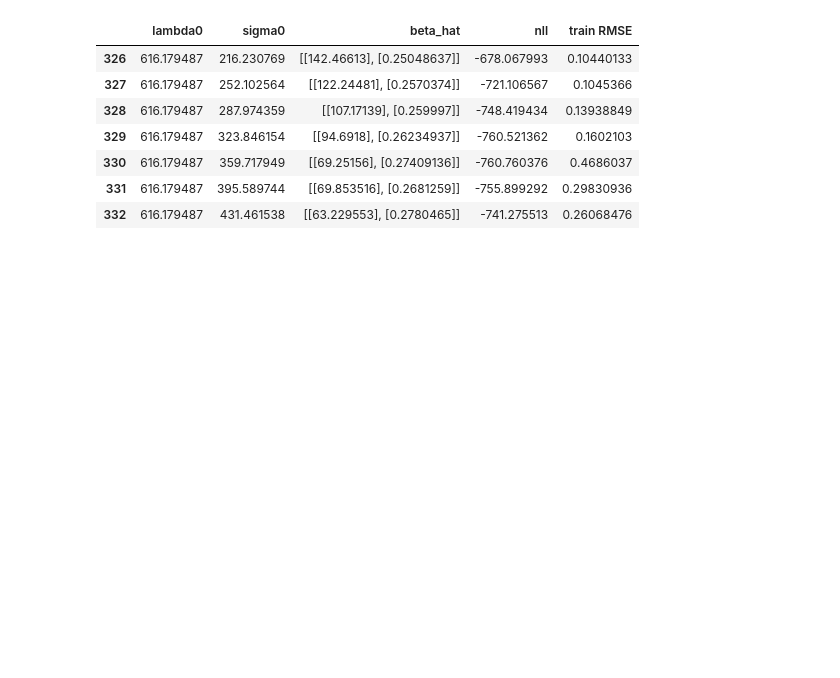
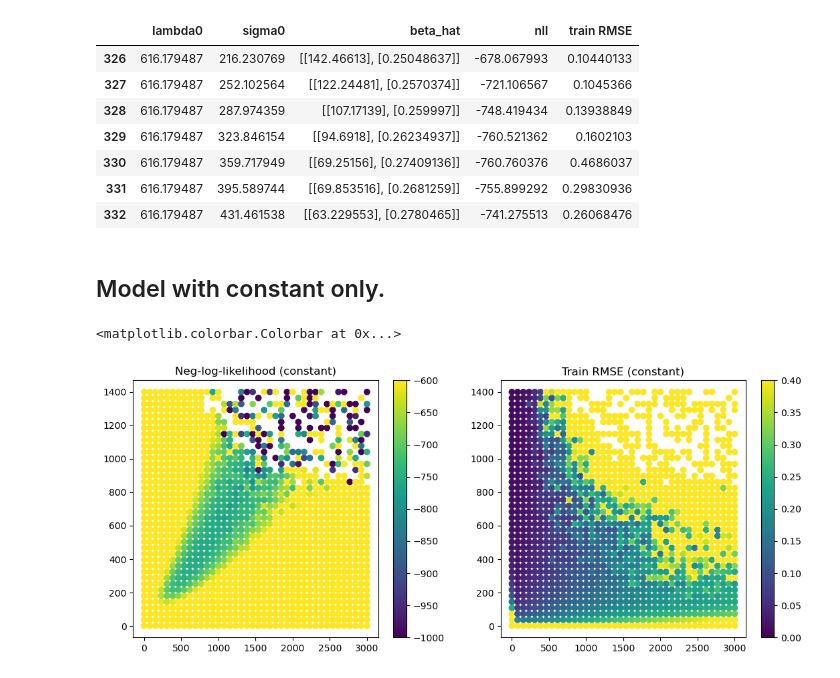
Before and after one commit to CedricTravelletti/VolcapyProd, a Jupyter notebook: reporting/universal_kriging/plotting/plot_training_niklas_data.ipynb, the cells around one changed output. Saved outputs shown, nothing was run; the diff lists cells and outputs as text; code cells hidden in the pictures; blank space fills up the shorter version.

```diff
--- a/reporting/universal_kriging/plotting/plot_training_niklas_data.ipynb
+++ b/reporting/universal_kriging/plotting/plot_training_niklas_data.ipynb
@@ -6,11 +6,19 @@ import numpy as np
 import pandas as pd
 import matplotlib.pyplot as plt
 import seaborn as sns
+from volcapy.grid.grid_from_dsm import Grid
 
+
+data_folder = "/home/cedric/PHD/Dev/VolcapySIAM/data/InversionDatas/stromboli_173018/"
+
+grid = Grid.load(os.path.join(data_folder, "grid.pickle"))
+data_coords = np.load(os.path.join(data_folder, "niklas_data_coords_corrected_final.npy"))
 
 results_folder = "/home/cedric/PHD/Dev/VolcapySIAM/reporting/universal_kriging/results/Stromboli/"
 df = pd.read_pickle(os.path.join(results_folder, "train_res_universal.pkl"))
 train_df = df[df['nll'].notnull()]
+df_const = pd.read_pickle(os.path.join(results_folder, "train_res_constant.pkl"))
+train_df_const = df_const[df_const['nll'].notnull()]
 # %%
 train_df
 # %% [output]
@@ -73,3 +73,19 @@ train_df[326:333]
 | 330 | 616.179487 | 359.717949 | [[69.25156], [0.27409136]] | -760.760376 | 0.4686037 |
 | 331 | 616.179487 | 395.589744 | [[69.853516], [0.2681259]] | -755.899292 | 0.29830936 |
 | 332 | 616.179487 | 431.461538 | [[63.229553], [0.2780465]] | -741.275513 | 0.26068476 |
+# %% [markdown]
+## Model with constant only.
+# %%
+%matplotlib inline
+plt.figure(figsize=(13, 5))
+plt.subplot(121)
+plt.scatter(train_df_const['lambda0'], train_df_const['sigma0'], c=train_df_const['nll'], vmax=-600, vmin=-1000)
+plt.colorbar()
+plt.title("Neg-log-likelihood (constant)")
+plt.subplot(122)
+plt.scatter(train_df_const['lambda0'], train_df_const['sigma0'], c=train_df_const['train RMSE'], vmin=0, vmax=0.4)
+plt.title("Train RMSE (constant)")
+plt.colorbar()
+# %% [output]
+<matplotlib.colorbar.Colorbar at 0x...>
+[figure, added]
```
Also changed, not shown: parts of 23 cells of this notebook.
